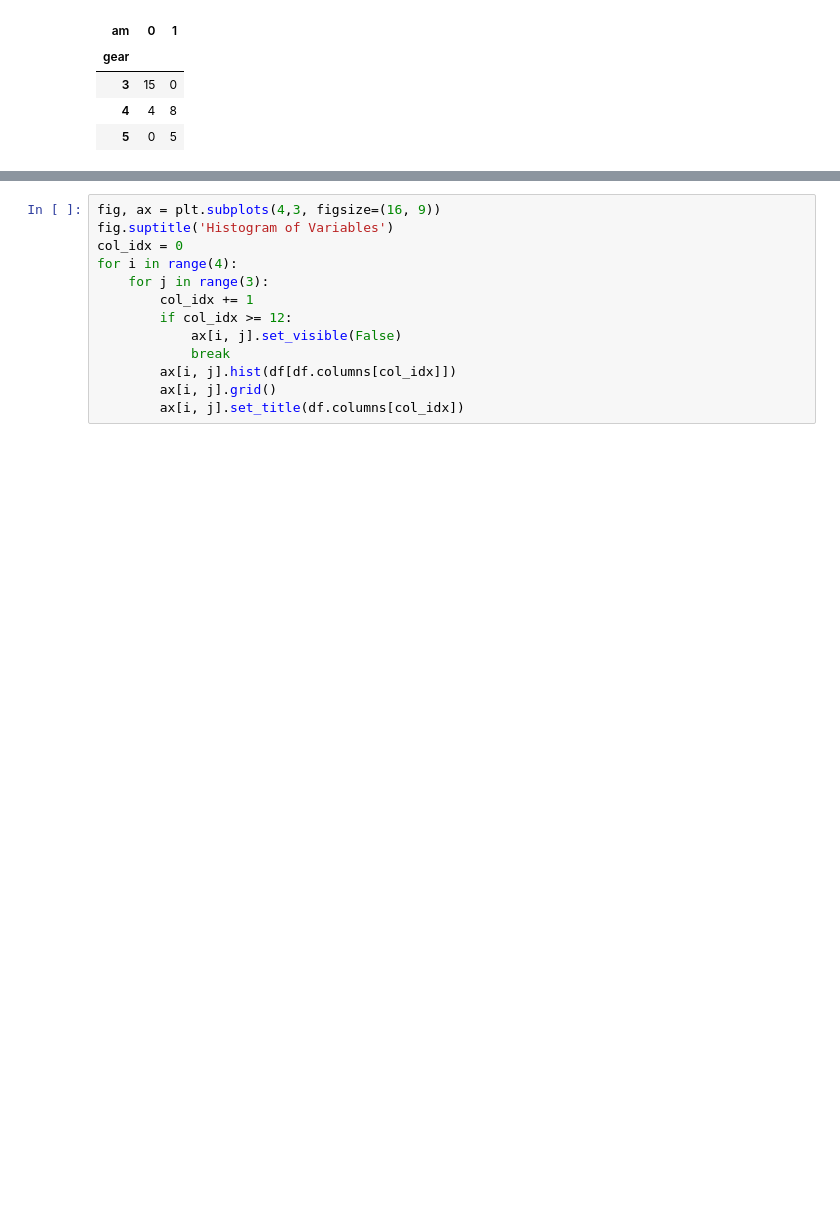
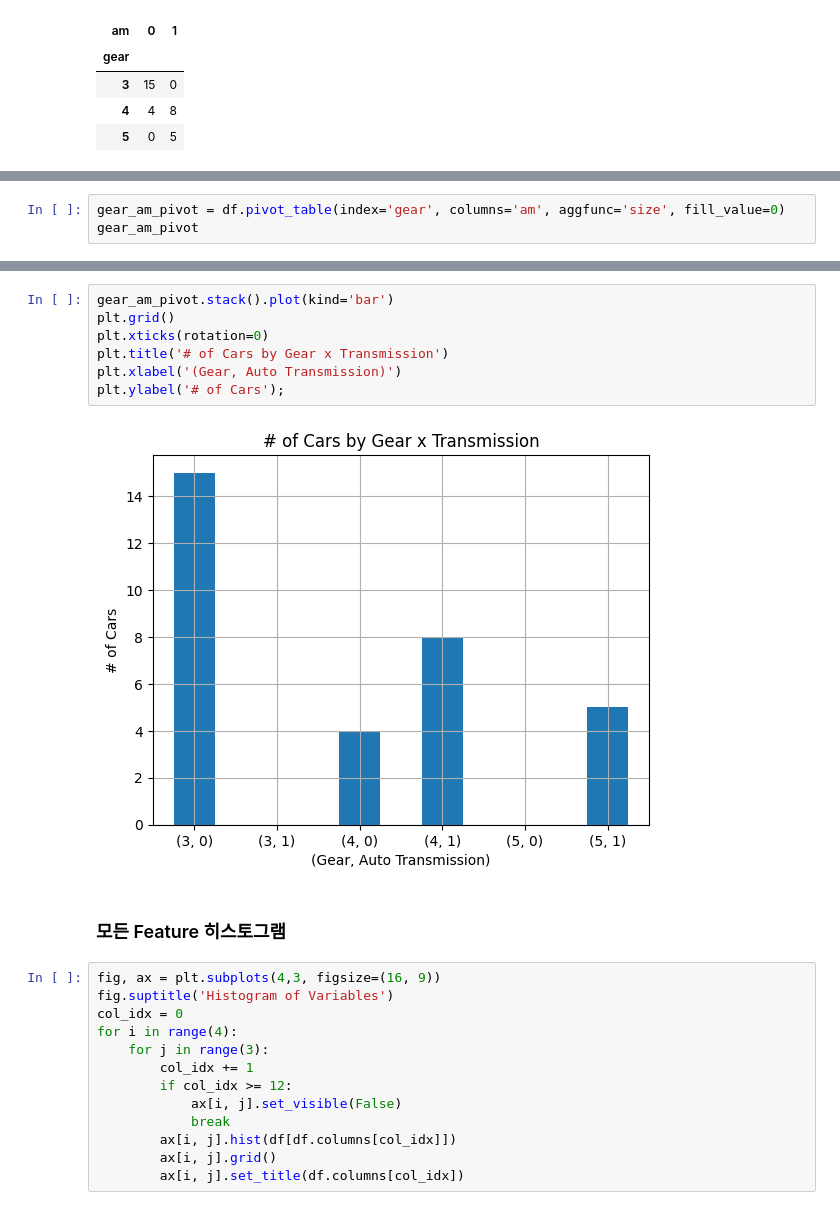
Before and after one commit to cleonno3o/Softeer-Wiki, a Jupyter notebook: W1/M1/m1.ipynb, the cells around one changed output, grey strips where cells are left out. Saved outputs shown, nothing was run; the diff lists cells and outputs as text; blank space fills up the shorter version.

```diff
--- a/W1/M1/m1.ipynb
+++ b/W1/M1/m1.ipynb
@@ -110,0 +138,3 @@ Text(0, 0.5, '# of Cars')
+# %%
+gear_am_pivot = df.pivot_table(index='gear', columns='am', aggfunc='size', fill_value=0)
+gear_am_pivot
@@ -111,3 +147,14 @@ Text(0, 0.5, '# of Cars')
+# %%
+gear_am_pivot.stack().plot(kind='bar')
+plt.grid()
+plt.xticks(rotation=0)
+plt.title('# of Cars by Gear x Transmission')
+plt.xlabel('(Gear, Auto Transmission)')
+plt.ylabel('# of Cars');
+# %% [output]
+[figure, added]
+# %% [markdown]
+### 모든 Feature 히스토그램
 # %%
 fig, ax = plt.subplots(4,3, figsize=(16, 9))
 fig.suptitle('Histogram of Variables')
```
Also changed, not shown: parts of 11 cells of this notebook.
